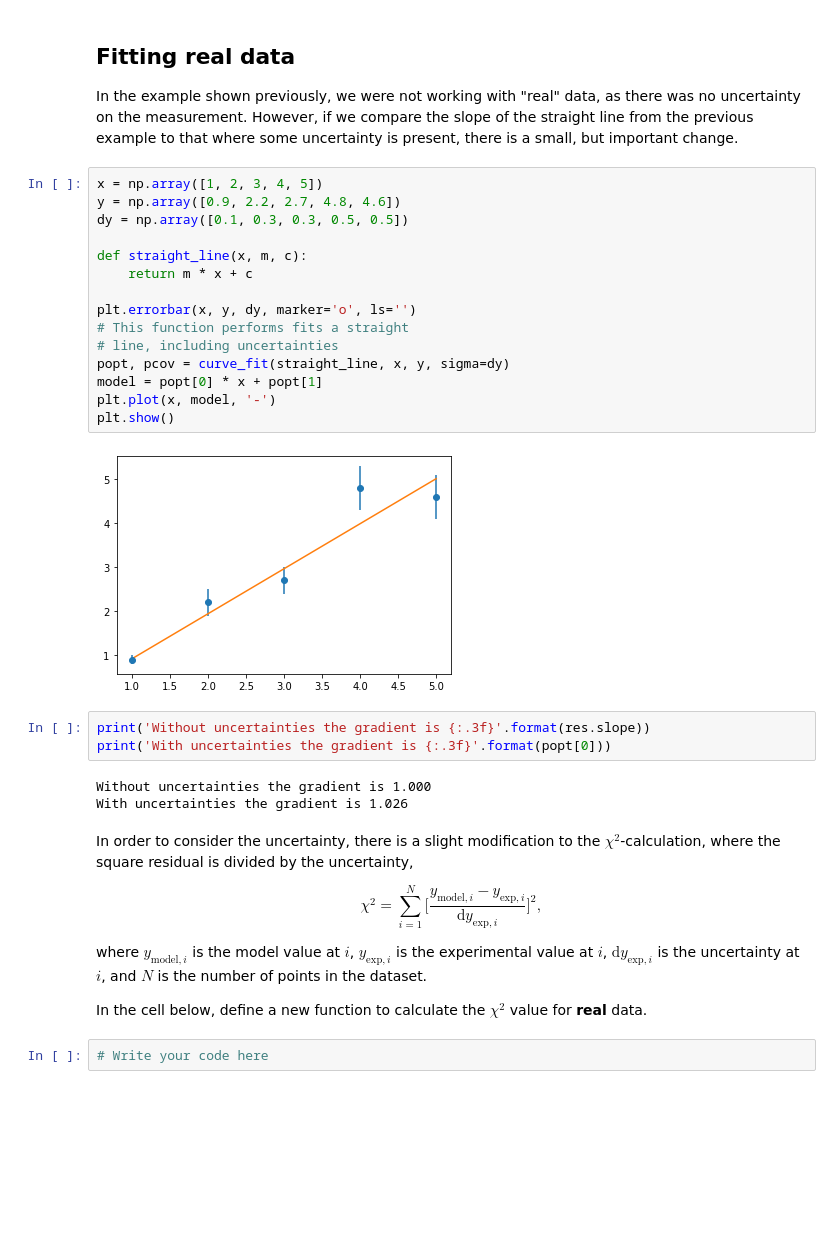
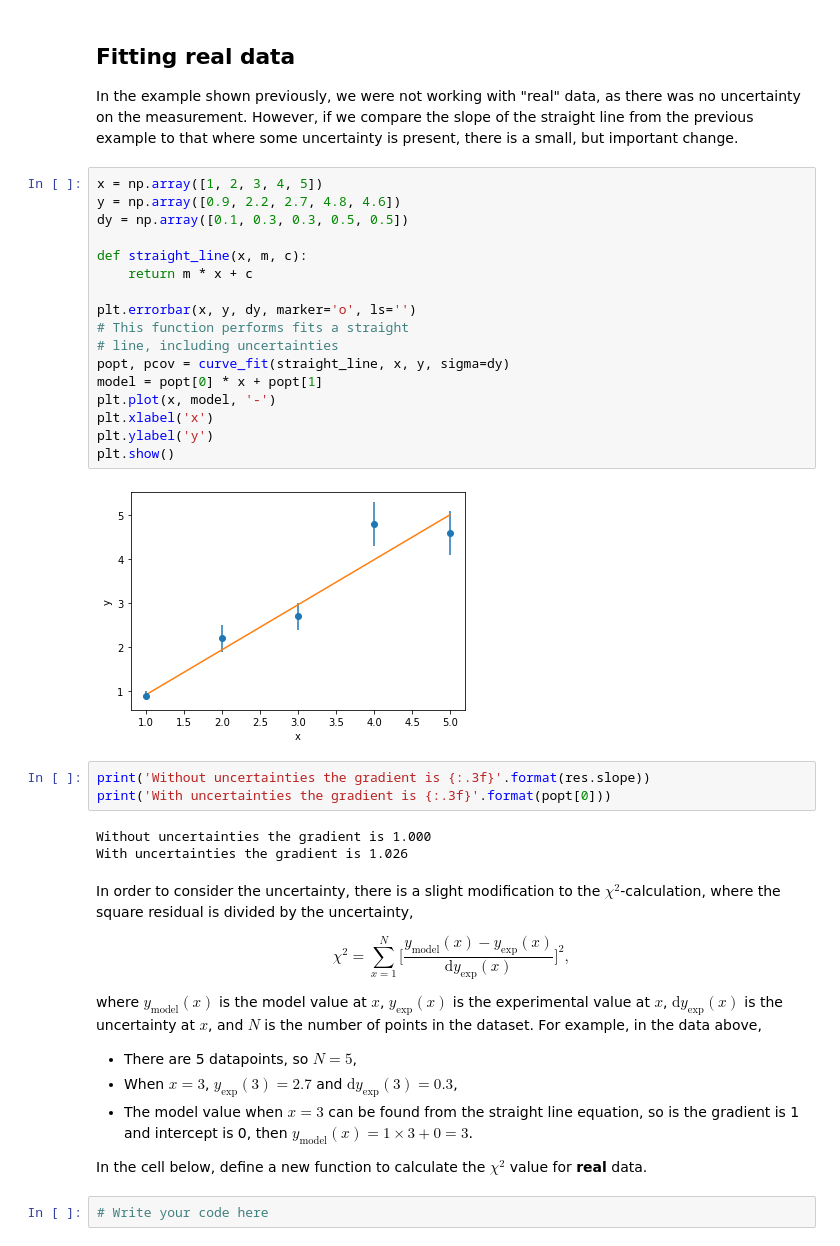
Before and after one commit to pythoninchemistry/intro_python_chemists, a Jupyter notebook: content/data_work/ir_spectra.ipynb, the cells around one changed output. Drawn from its saved outputs; the diff is of its cells as text; blank space fills up the shorter version.

```diff
--- a/content/data_work/ir_spectra.ipynb
+++ b/content/data_work/ir_spectra.ipynb
@@ -124,20 +128,22 @@ However, if we compare the slope of the straight line from the previous example
 # %%
 x = np.array([1, 2, 3, 4, 5])
 y = np.array([0.9, 2.2, 2.7, 4.8, 4.6])
 dy = np.array([0.1, 0.3, 0.3, 0.5, 0.5])
 
 def straight_line(x, m, c):
     return m * x + c
 
 plt.errorbar(x, y, dy, marker='o', ls='')
 # This function performs fits a straight
 # line, including uncertainties
 popt, pcov = curve_fit(straight_line, x, y, sigma=dy)
 model = popt[0] * x + popt[1]
 plt.plot(x, model, '-')
+plt.xlabel('x')
+plt.ylabel('y')
 plt.show()
 # %% [output]
-[figure, old version]
+[figure, new version]
 # %%
 print('Without uncertainties the gradient is {:.3f}'.format(res.slope))
 print('With uncertainties the gradient is {:.3f}'.format(popt[0]))
@@ -147,9 +153,13 @@ With uncertainties the gradient is 1.026
 # %% [markdown]
 In order to consider the uncertainty, there is a slight modification to the $\chi^2$-calculation, where the square residual is divided by the uncertainty,
 
-$$ \chi^2 = \sum_{i=1}^{N}\bigg[\frac{y_{\mathrm{model}, i} - y_{\mathrm{exp}, i}}{\mathrm{d}y_{\mathrm{exp}, i}}\bigg]^2, $$
+$$ \chi^2 = \sum_{x=1}^{N}\bigg[\frac{y_{\mathrm{model}}(x) - y_{\mathrm{exp}}(x)}{\mathrm{d}y_{\mathrm{exp}}(x)}\bigg]^2, $$
 
-where $y_{\mathrm{model}, i}$ is the model value at $i$, $y_{\mathrm{exp}, i}$ is the experimental value at $i$, $\mathrm{d}y_{\mathrm{exp}, i}$ is the uncertainty at $i$, and $N$ is the number of points in the dataset.
+where $y_{\mathrm{model}}(x)$ is the model value at $x$, $y_{\mathrm{exp}}(x)$ is the experimental value at $x$, $\mathrm{d}y_{\mathrm{exp}}(x)$ is the uncertainty at $x$, and $N$ is the number of points in the dataset.
+For example, in the data above,
+- There are 5 datapoints, so $N=5$,
+- When $x=3$, $y_{\mathrm{exp}}(3) = 2.7$ and $\mathrm{d}y_{\mathrm{exp}}(3) = 0.3$,
+- The model value when $x=3$ can be found from the straight line equation, so is the gradient is 1 and intercept is 0, then $y_{\mathrm{model}}(x) = 1\times3 + 0 = 3$.
 
 In the cell below, define a new function to calculate the $\chi^2$ value for **real** data.
 # %%
```
Also changed, not shown: parts of 8 cells of this notebook.
